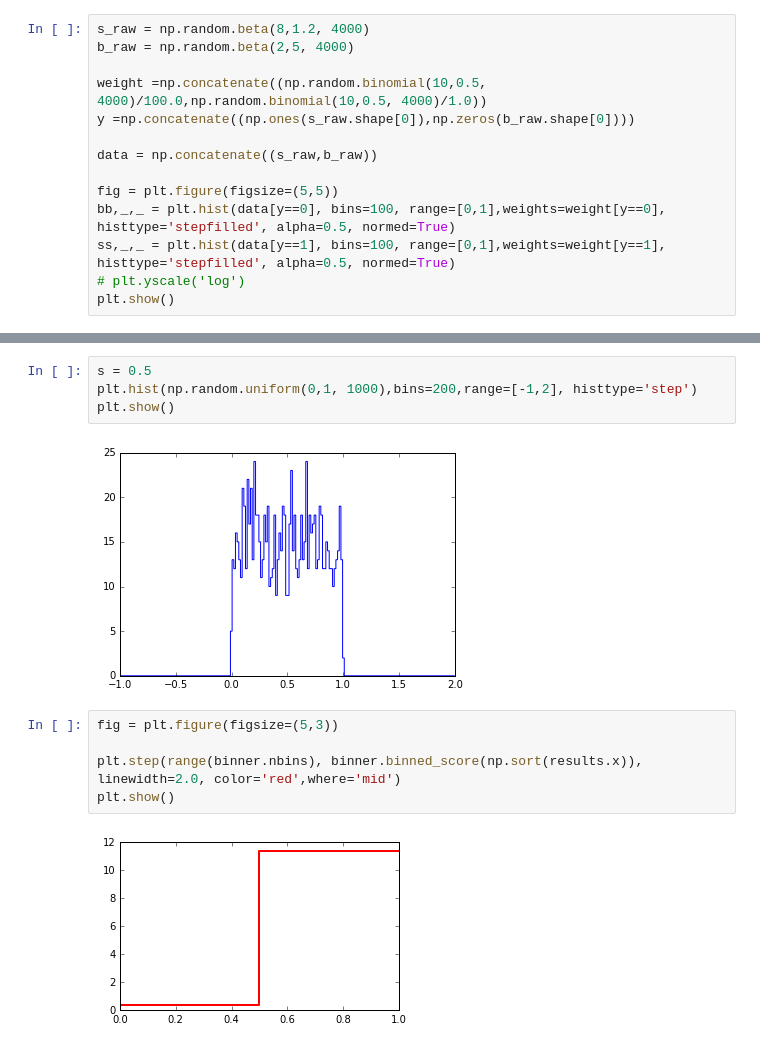
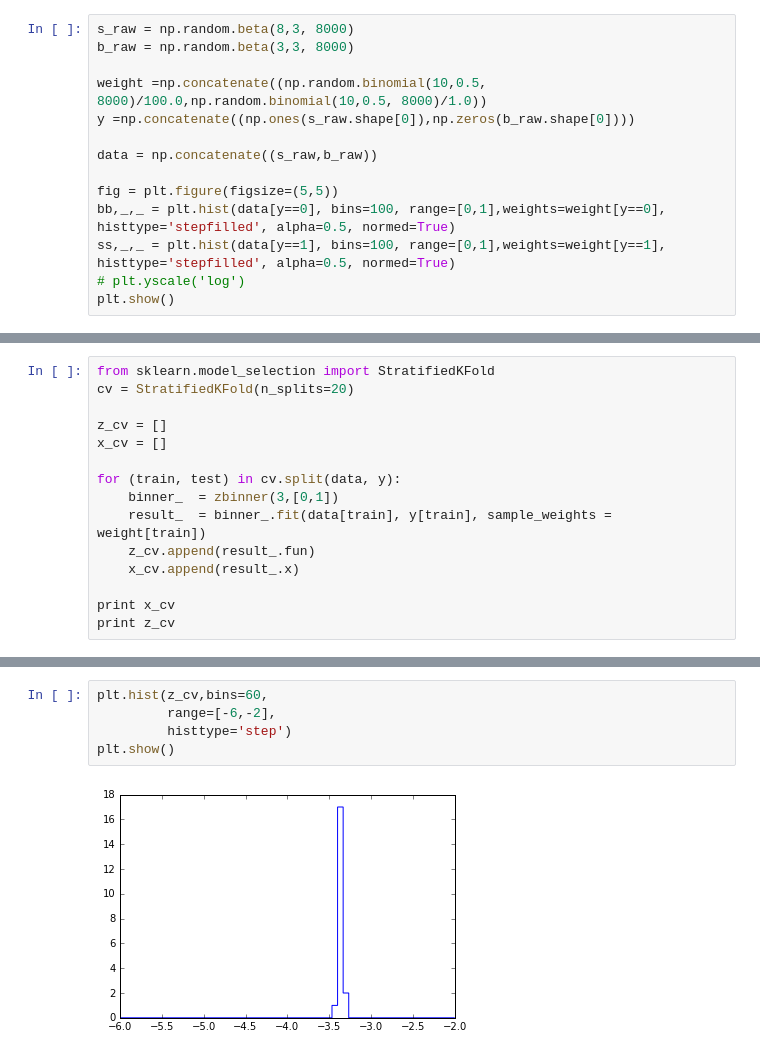
Before and after one commit to yhaddad/KaggleDojo, a Jupyter notebook: zbinner_tester.ipynb, the cells around one changed output, grey strips where cells are left out. Cells and saved outputs as stored; diff of their text form.

```diff
--- a/zbinner_tester.ipynb
+++ b/zbinner_tester.ipynb
@@ -12,9 +11,9 @@ plt.rcParams['animation.writer'] = 'avconv'
 %matplotlib inline
 # %%
-s_raw = np.random.beta(8,1.2, 4000)
-b_raw = np.random.beta(2,5, 4000)
+s_raw = np.random.beta(8,3, 8000)
+b_raw = np.random.beta(3,3, 8000)
 
-weight =np.concatenate((np.random.binomial(10,0.5, 4000)/100.0,np.random.binomial(10,0.5, 4000)/1.0))
+weight =np.concatenate((np.random.binomial(10,0.5, 8000)/100.0,np.random.binomial(10,0.5, 8000)/1.0))
 y =np.concatenate((np.ones(s_raw.shape[0]),np.zeros(b_raw.shape[0])))
 
 data = np.concatenate((s_raw,b_raw))
@@ -136,0 +195,15 @@ plt.show()
+# %%
+from sklearn.model_selection import StratifiedKFold
+cv = StratifiedKFold(n_splits=20)
+
+z_cv = []
+x_cv = []
+
+for (train, test) in cv.split(data, y):
+    binner_  = zbinner(3,[0,1])
+    result_  = binner_.fit(data[train], y[train], sample_weights = weight[train])
+    z_cv.append(result_.fun)
+    x_cv.append(result_.x)
+
+print x_cv
+print z_cv
@@ -137,13 +228,7 @@ plt.show()
 # %%
-s = 0.5
-plt.hist(np.random.uniform(0,1, 1000),bins=200,range=[-1,2], histtype='step')
+plt.hist(z_cv,bins=60,
+         range=[-6,-2],
+         histtype='step')
 plt.show()
 # %% [output]
-[figure, old version]
+[figure, new version]
-# %%
-fig = plt.figure(figsize=(5,3))
-
-plt.step(range(binner.nbins), binner.binned_score(np.sort(results.x)), linewidth=2.0, color='red',where='mid')
-plt.show()
-# %% [output]
-[figure, removed]
```
Also changed, not shown: parts of 25 cells of this notebook, 2 other files.
